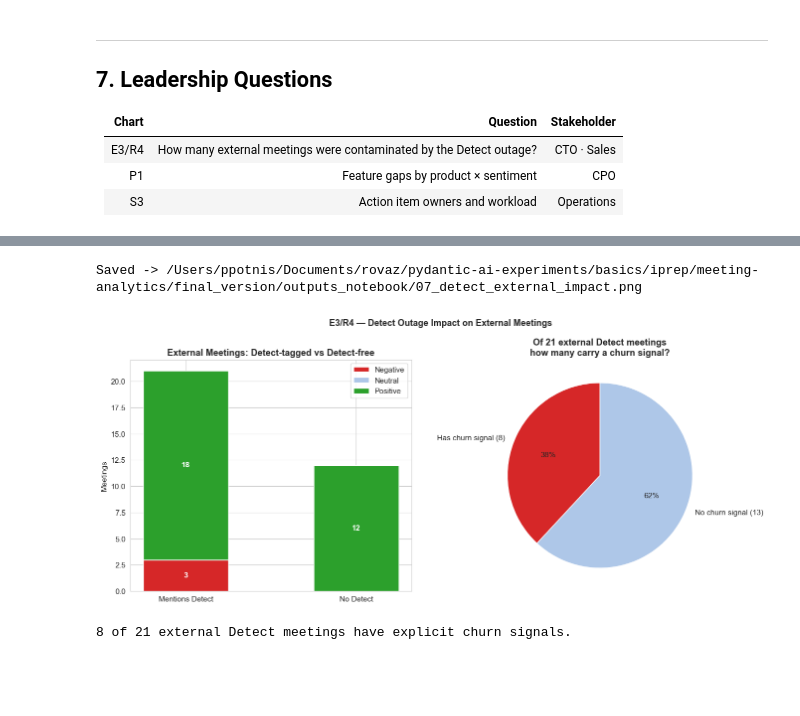
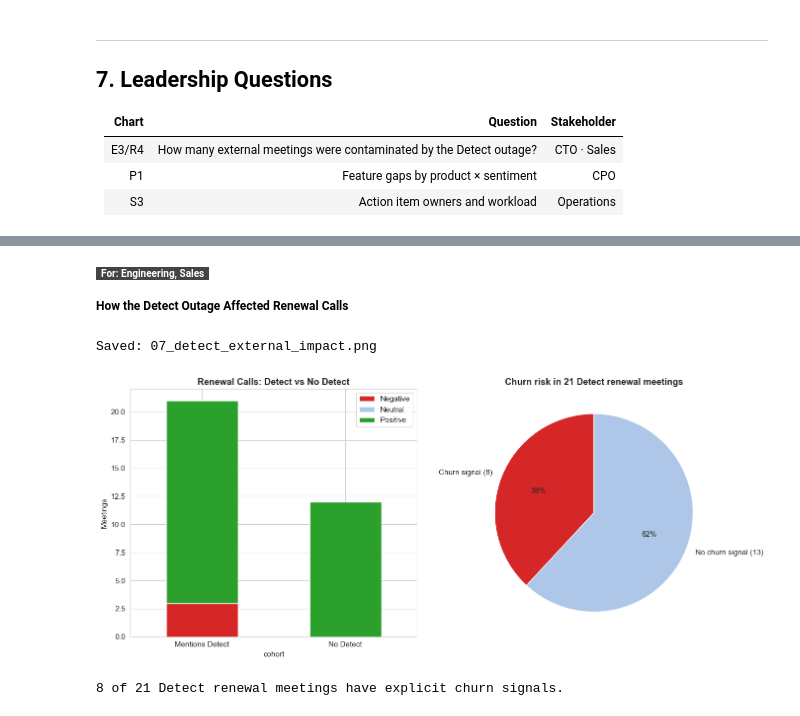
Before and after one commit to rohanvazir123/pydantic-ai-experiments, a Jupyter notebook: basics/iprep/meeting-analytics/final_version/meeting_analytics.ipynb, the cells around one changed output, grey strips where cells are left out. Drawn from its saved outputs; the diff is of its cells as text; code cells hidden in the pictures; blank space fills up the shorter version.

```diff
--- a/basics/iprep/meeting-analytics/final_version/meeting_analytics.ipynb
+++ b/basics/iprep/meeting-analytics/final_version/meeting_analytics.ipynb
@@ -742,4 +861,5 @@ Saved -> /Users/ppotnis/Documents/rovaz/pydantic-ai-experiments/basics/iprep/mee
 # %%
+# Query external meeting sentiment split: Detect-tagged vs Detect-free
 ext_detect = q('''
     SELECT
         CASE WHEN \'Detect\' = ANY(smt.products) THEN \'Mentions Detect\' ELSE \'No Detect\' END AS cohort,
@@ -753,51 +873,52 @@ ext_detect = q('''
     WHERE smt.call_type = \'external\' AND smt.is_primary = true
     GROUP BY cohort, bucket
 ''')
+
+# Query how many Detect-tagged external meetings have a churn signal
 churn_detect = q('''
     SELECT count(DISTINCT km.meeting_id) AS n
     FROM meeting_analytics.key_moments km
     JOIN meeting_analytics.semantic_meeting_themes smt
         ON km.meeting_id = smt.meeting_id AND smt.is_primary = true
     WHERE smt.call_type = \'external\' AND \'Detect\' = ANY(smt.products)
       AND km.moment_type = \'churn_signal\'
 ''')
 
+# Build pivot for stacked bar (cohort x sentiment bucket)
 pv = ext_detect.pivot_table(index='cohort', columns='bucket', values='meetings', fill_value=0)
 for col in ['Negative', 'Neutral', 'Positive']:
     if col not in pv.columns: pv[col] = 0
 pv = pv[['Negative', 'Neutral', 'Positive']]
 
 churn_n    = int(churn_detect.iloc[0]['n'])
 detect_tot = int(ext_detect[ext_detect['cohort'] == 'Mentions Detect']['meetings'].sum())
 
+chart_header('Engineering, Sales', 'How the Detect Outage Affected Renewal Calls')
+
 fig, (ax1, ax2) = plt.subplots(1, 2, figsize=(14, 6))
 
-bottom = np.zeros(len(pv))
-for bucket, color in [('Negative','#d62728'),('Neutral','#aec7e8'),('Positive','#2ca02c')]:
-    vals = pv[bucket].values
-    bars = ax1.bar(pv.index, vals, bottom=bottom, label=bucket, color=color, width=0.5)
-    for bar, v, bot in zip(bars, vals, bottom):
-        if v > 0:
-            ax1.text(bar.get_x() + bar.get_width()/2, bot + v/2, str(int(v)),
-                     ha='center', va='center', color='white', fontweight='bold')
-    bottom += vals
-ax1.set_title('External Meetings: Detect-tagged vs Detect-free', fontweight='bold')
+# Left: stacked bar — sentiment split by cohort
+pv.plot.bar(stacked=True, ax=ax1,
+            color=['#d62728', '#aec7e8', '#2ca02c'], width=0.5, rot=0)
+ax1.set_title('Renewal Calls: Detect vs No Detect', fontweight='bold')
 ax1.set_ylabel('Meetings')
 ax1.legend()
 
+# Right: pie chart — churn signal rate in Detect renewal meetings
 ax2.pie(
     [churn_n, detect_tot - churn_n],
-    labels=[f'Has churn signal ({churn_n})', f'No churn signal ({detect_tot - churn_n})'],
+    labels=[f'Churn signal ({churn_n})', f'No churn signal ({detect_tot - churn_n})'],
     colors=['#d62728', '#aec7e8'], startangle=90, autopct='%1.0f%%'
 )
-ax2.set_title(f'Of {detect_tot} external Detect meetings\nhow many carry a churn signal?', fontweight='bold')
+ax2.set_title(f'Churn risk in {detect_tot} Detect renewal meetings', fontweight='bold')
 
-fig.suptitle('E3/R4 — Detect Outage Impact on External Meetings', fontsize=13, fontweight='bold')
 plt.tight_layout()
 save(fig, '07_detect_external_impact.png')
 plt.show()
-print(f'{churn_n} of {detect_tot} external Detect meetings have explicit churn signals.')
+print(f'{churn_n} of {detect_tot} Detect renewal meetings have explicit churn signals.')
 # %% [output]
+For: Engineering, Sales
+How the Detect Outage Affected Renewal Calls
-Saved -> /Users/ppotnis/Documents/rovaz/pydantic-ai-experiments/basics/iprep/meeting-analytics/final_version/outputs_notebook/07_detect_external_impact.png
+Saved: 07_detect_external_impact.png
-[figure, old version]
+[figure, new version]
-8 of 21 external Detect meetings have explicit churn signals.
+8 of 21 Detect renewal meetings have explicit churn signals.
```
Also changed, not shown: parts of 35 cells of this notebook, 10 other files.
